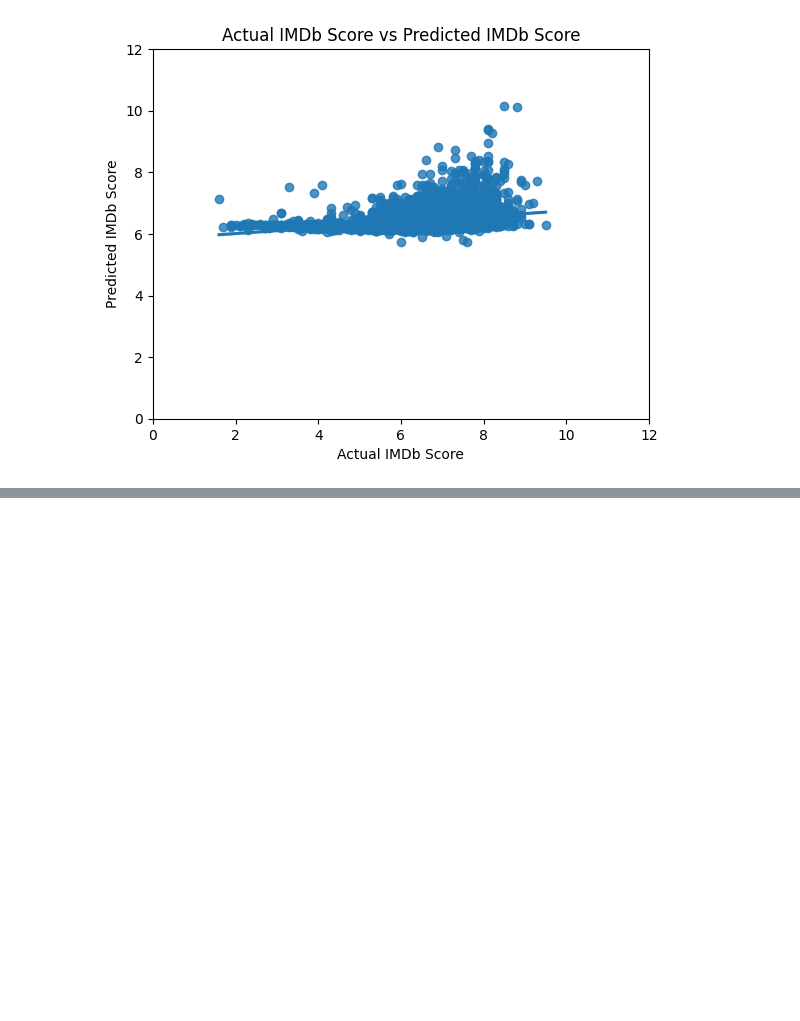
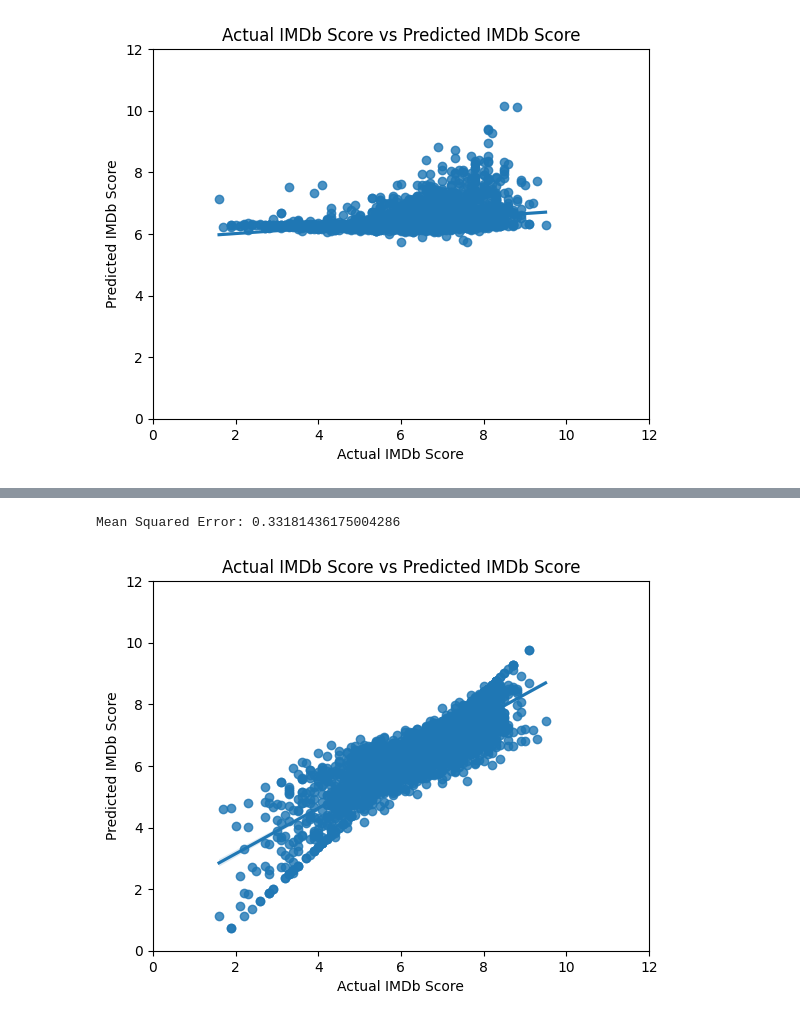
Before and after one commit to LC-Projects/imdb, a Jupyter notebook: answers.ipynb, the cells around one changed output, grey strips where cells are left out. Saved outputs shown, nothing was run; the diff lists cells and outputs as text; code cells hidden in the pictures; blank space fills up the shorter version.

Commit message:
✨ Predicted_imdb_score_with_actors_and_genres

```diff
--- a/answers.ipynb
+++ b/answers.ipynb
@@ -118,0 +159,7 @@ plt.show()
+# %%
+# Films list for each actor
+films_by_actors = {}
+for actor in actors:
+    films_by_actors[actor] = df[(df['actor_1_name'] == actor) | (df['actor_2_name'] == actor) | (df['actor_3_name'] == actor)]['movie_title'].values
+
+pprint(films_by_actors, compact=True)
@@ -118,0 +184,7 @@ plt.show()
+# %%
+# For each actor, calculate the average imdb score of the movies they played in
+films_imdb_mean_by_actor = {}
+for actor, films in films_by_actors.items():
+    films_imdb_mean_by_actor[actor] = df[df['movie_title'].isin(films)]['imdb_score'].mean()
+
+pprint(films_imdb_mean_by_actor, compact=True)
@@ -118,0 +233,27 @@ plt.show()
+# %%
+# predict actors_mean_imdb_score
+features = ["actors_mean_imdb_score"]
+
+df['predicted_imdb_score_with_actors'] = predict_imdb_score(df, features)[1]
+# df[["movie_title", "imdb_score", "predicted_imdb_score_with_actors"]].head(10)
+
+# display on a scatter plot the actual imdb score of the movies in the dataset vs the predicted imdb score
+# plt.scatter(df['imdb_score'], df['predicted_imdb_score_with_actors'])
+# plt.xlabel('Actual IMDb Score')
+# plt.ylabel('Predicted IMDb Score')
+# plt.title('Actual IMDb Score vs Predicted IMDb Score')
+# plt.xlim(0, 12)
+# plt.ylim(0, 12)
+# plt.show()
+
+# seaborn
+sns.regplot(x='imdb_score', y='predicted_imdb_score_with_actors', data=df)
+plt.xlabel('Actual IMDb Score')
+plt.ylabel('Predicted IMDb Score')
+plt.title('Actual IMDb Score vs Predicted IMDb Score')
+plt.xlim(0, 12)
+plt.ylim(0, 12)
+plt.show()
+# %% [output]
+Mean Squared Error: 0.33181436175004286
+[figure, added]
```
Also changed, not shown: parts of 19 cells of this notebook, 1 other file.
